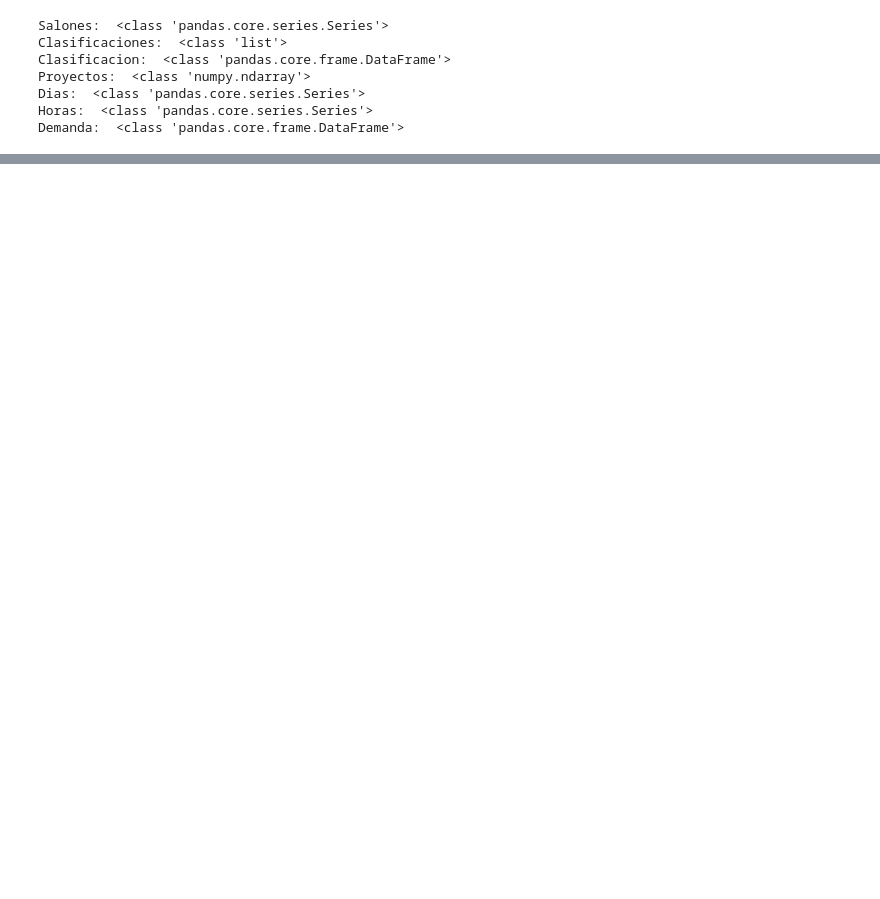
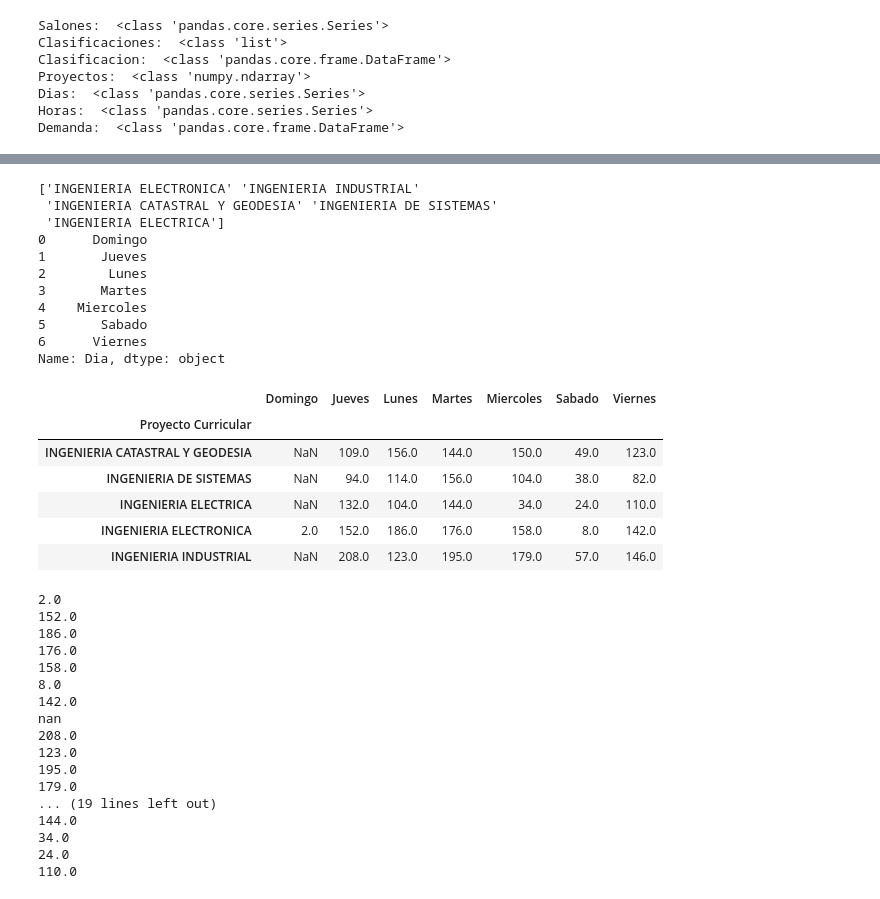
Before and after one commit to CDMonsalveA/Automated-Schedules-UD-Operations-Research, a Jupyter notebook: script.ipynb, the cells around one changed output, grey strips where cells are left out. Drawn from its saved outputs; the diff is of its cells as text; code cells hidden in the pictures; blank space fills up the shorter version.

```diff
--- a/script.ipynb
+++ b/script.ipynb
@@ -184,10 +184,14 @@ Horas = tiempo.set_index('Dia')['Horas']
 # 5. Crear una matriz que muestre las necesidades de cada proyecto curricular por clasificacion
 Demanda_C_I = {}
 Demanda_C_J = pd.pivot_table(Espacios_Academicos, values='Horas por semana', index='Proyecto Curricular', columns='Clasificacion', aggfunc='sum')
-Demanda_C_K = {}
+Demanda_C_K = pd.pivot_table(Espacios_Academicos, values='Horas por semana', index='Clasificacion', columns='Dias por semana', aggfunc='sum')
 Demanda_I_J = {}
 Demanda_I_K = {}
-Demanda_J_K = {}
+Demanda_J_K = pd.pivot_table(Horarios_, values='Hora', index='Proyecto Curricular', columns='Dia', aggfunc='count')
+# Change the name of the columns for the Only first letter is capital
+k = Demanda_J_K.columns.tolist()
+k = [i.capitalize() for i in k]
+Demanda_J_K.columns = k
 
 # Falta relaciones :
 #   Clasificación - Salones     _C-I *
@@ -205,7 +209,7 @@ print("Clasificacion: ", type(Clasificador))
 print("Proyectos: ", type(Proyectos))
 print("Dias: ", type(Dias))
 print("Horas: ", type(Horas))
-print("Demanda: ", type(Demanda))
+print("Demanda: ", type(Demanda_C_J))
 # %% [output]
 Salones:  <class 'pandas.core.series.Series'>
 Clasificaciones:  <class 'list'>
@@ -256,9 +260,20 @@ for i in Salones:
 for i in Salones:
     for k in Dias:
         model += lpSum(x[i][c][j][k] for j in Proyectos  for c in Clasificaciones) <= 1
+# Demanda_C_J
 for j in Proyectos:
     for c in Clasificaciones:
-        model += lpSum(x[i][c][j][k] * Horas[k] for i in Salones for k in Dias) >= Demanda_C_P.loc[j,c]
+        model += lpSum(x[i][c][j][k] * Horas[k] for i in Salones for k in Dias) >= Demanda_C_J.loc[j,c]
+# Demanda_C_K
+#for c in Clasificaciones:
+#    for k in Dias:
+#        model += lpSum(x[i][c][j][k] * Horas[k] for i in Salones for j in Proyectos) >= Demanda_C_K.loc[c,k]
+# Demanda_J_K
+for j in Proyectos:
+    for k in Dias:
+        # if the value is not NAN
+        if np.isnan(Demanda_J_K.loc[j,k]) == False:
+            model += lpSum(x[i][c][j][k] for i in Salones for c in Clasificaciones) >= Demanda_J_K.loc[j,k]
 model.solve()
 print("Status:", LpStatus[model.status])
 print("Objective value:", value(model.objective))
@@ -316,0 +374,45 @@ Tiempo Demandado:  2954
+# %%
+
+
+print(Proyectos)
+print(Dias)
+display(Demanda_J_K)
+for j in Proyectos:
+    for k in Dias:
+        print(Demanda_J_K.loc[j,k])
+# %% [output]
+['INGENIERIA ELECTRONICA' 'INGENIERIA INDUSTRIAL'
+ 'INGENIERIA CATASTRAL Y GEODESIA' 'INGENIERIA DE SISTEMAS'
+ 'INGENIERIA ELECTRICA']
+0      Domingo
+1       Jueves
+2        Lunes
+3       Martes
+4    Miercoles
+5       Sabado
+6      Viernes
+Name: Dia, dtype: object
+|  | Domingo | Jueves | Lunes | Martes | Miercoles | Sabado | Viernes |
+| Proyecto Curricular |  |  |  |  |  |  |  |
+| INGENIERIA CATASTRAL Y GEODESIA | NaN | 109.0 | 156.0 | 144.0 | 150.0 | 49.0 | 123.0 |
+| INGENIERIA DE SISTEMAS | NaN | 94.0 | 114.0 | 156.0 | 104.0 | 38.0 | 82.0 |
+| INGENIERIA ELECTRICA | NaN | 132.0 | 104.0 | 144.0 | 34.0 | 24.0 | 110.0 |
+| INGENIERIA ELECTRONICA | 2.0 | 152.0 | 186.0 | 176.0 | 158.0 | 8.0 | 142.0 |
+| INGENIERIA INDUSTRIAL | NaN | 208.0 | 123.0 | 195.0 | 179.0 | 57.0 | 146.0 |
+2.0
+152.0
+186.0
+176.0
+158.0
+8.0
+142.0
+nan
+208.0
+123.0
+195.0
+179.0
+... (19 lines left out)
+144.0
+34.0
+24.0
+110.0
```
Also changed, not shown: parts of 5 cells of this notebook, 6 other files.
